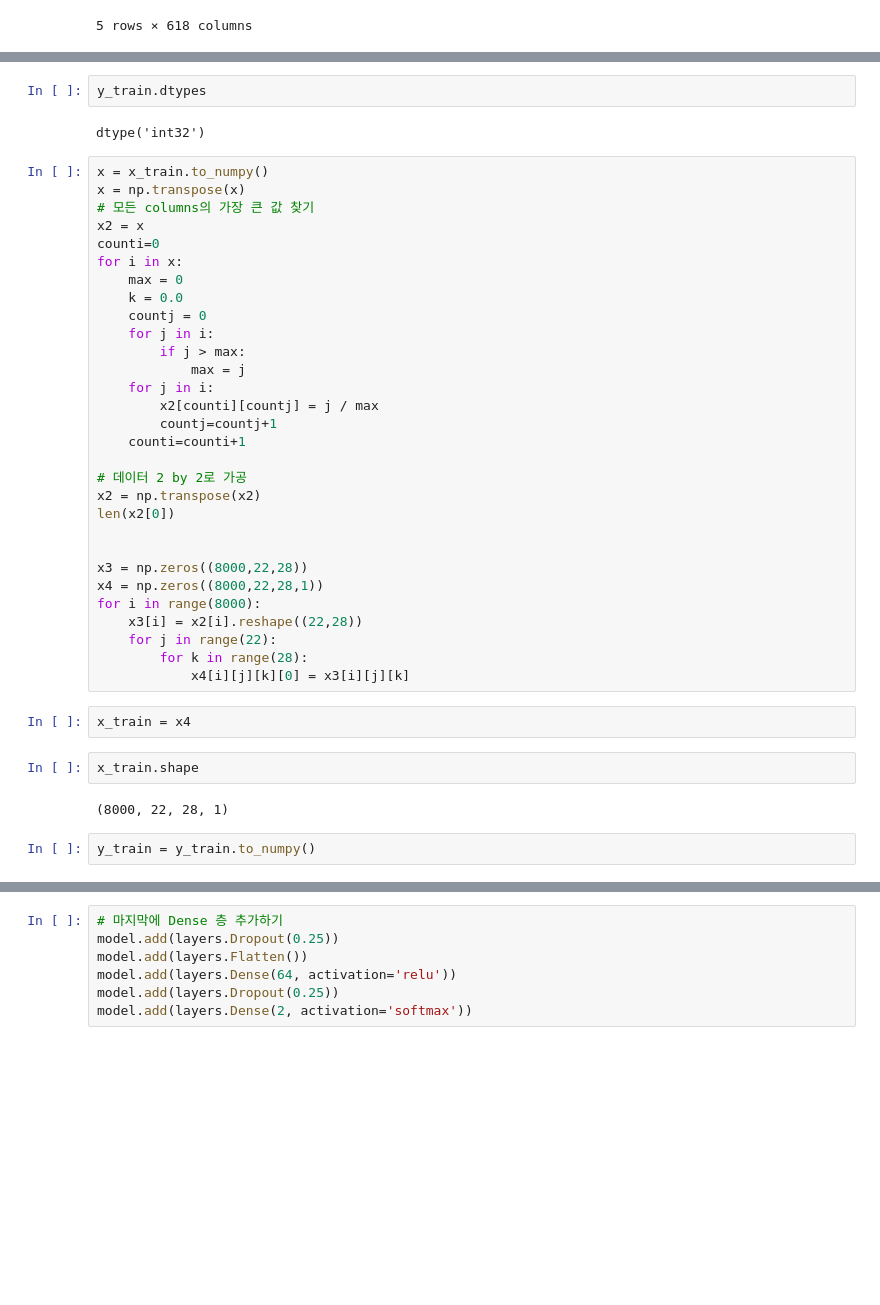
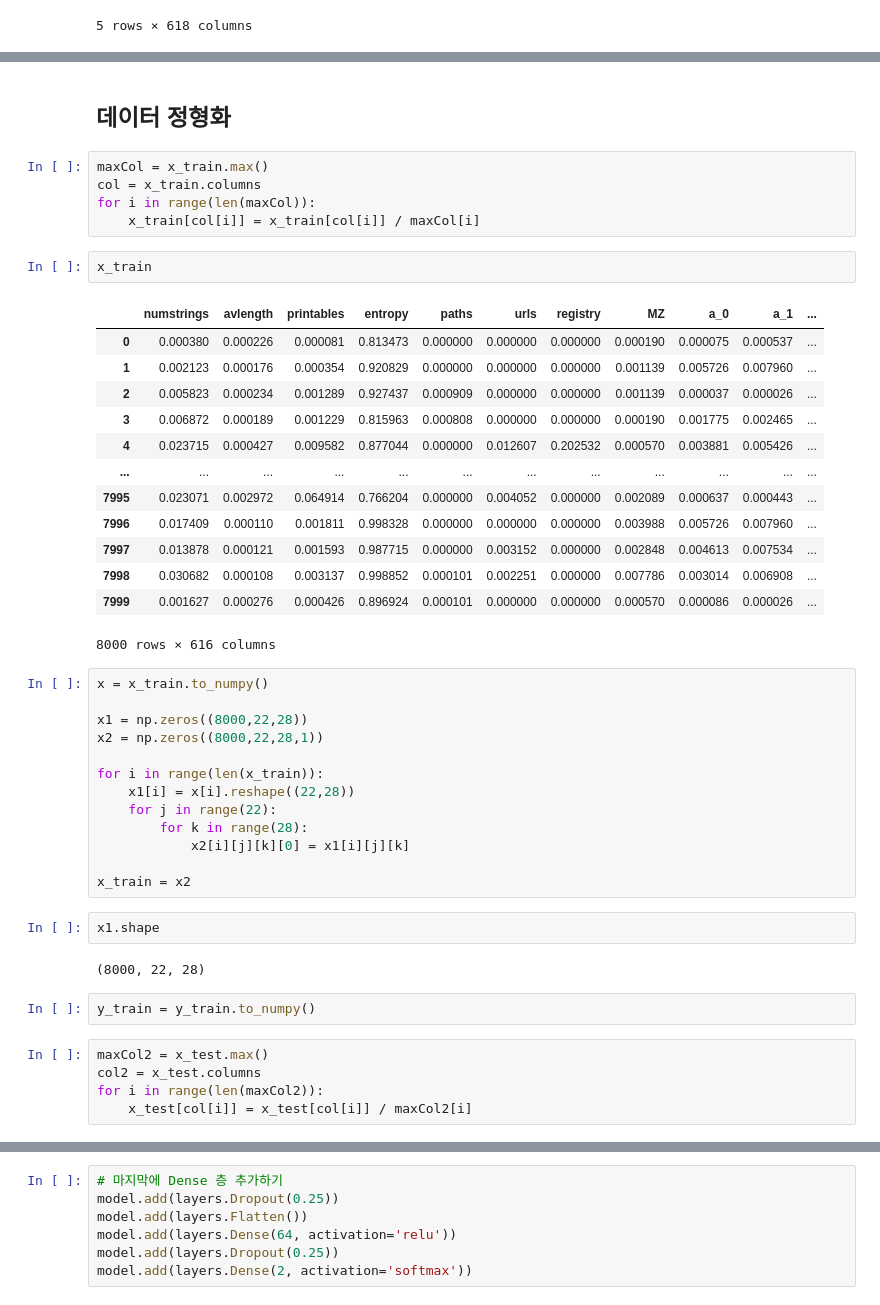
Before and after one commit to Hoseo-IELab/Hoseo_AI_Competition, a Jupyter notebook: CNN.ipynb, the cells around one changed output, grey strips where cells are left out. Saved outputs shown, nothing was run; the diff lists cells and outputs as text; blank space fills up the shorter version.

```diff
--- a/CNN.ipynb
+++ b/CNN.ipynb
@@ -136,42 +124,47 @@ Name: label, Length: 2000, dtype: int32
-# %%
-y_train.dtypes
-# %% [output]
-dtype('int32')
+# %% [markdown]
+## 데이터 정형화
+# %%
+maxCol = x_train.max()
+col = x_train.columns
+for i in range(len(maxCol)):
+    x_train[col[i]] = x_train[col[i]] / maxCol[i]
+# %%
+x_train
+# %% [output]
+|  | numstrings | avlength | printables | entropy | paths | urls | registry | MZ | a_0 | a_1 | ... |
+| 0 | 0.000380 | 0.000226 | 0.000081 | 0.813473 | 0.000000 | 0.000000 | 0.000000 | 0.000190 | 0.000075 | 0.000537 | ... |
+| 1 | 0.002123 | 0.000176 | 0.000354 | 0.920829 | 0.000000 | 0.000000 | 0.000000 | 0.001139 | 0.005726 | 0.007960 | ... |
+| 2 | 0.005823 | 0.000234 | 0.001289 | 0.927437 | 0.000909 | 0.000000 | 0.000000 | 0.001139 | 0.000037 | 0.000026 | ... |
+| 3 | 0.006872 | 0.000189 | 0.001229 | 0.815963 | 0.000808 | 0.000000 | 0.000000 | 0.000190 | 0.001775 | 0.002465 | ... |
+| 4 | 0.023715 | 0.000427 | 0.009582 | 0.877044 | 0.000000 | 0.012607 | 0.202532 | 0.000570 | 0.003881 | 0.005426 | ... |
+| ... | ... | ... | ... | ... | ... | ... | ... | ... | ... | ... | ... |
+| 7995 | 0.023071 | 0.002972 | 0.064914 | 0.766204 | 0.000000 | 0.004052 | 0.000000 | 0.002089 | 0.000637 | 0.000443 | ... |
+| 7996 | 0.017409 | 0.000110 | 0.001811 | 0.998328 | 0.000000 | 0.000000 | 0.000000 | 0.003988 | 0.005726 | 0.007960 | ... |
+| 7997 | 0.013878 | 0.000121 | 0.001593 | 0.987715 | 0.000000 | 0.003152 | 0.000000 | 0.002848 | 0.004613 | 0.007534 | ... |
+| 7998 | 0.030682 | 0.000108 | 0.003137 | 0.998852 | 0.000101 | 0.002251 | 0.000000 | 0.007786 | 0.003014 | 0.006908 | ... |
+| 7999 | 0.001627 | 0.000276 | 0.000426 | 0.896924 | 0.000101 | 0.000000 | 0.000000 | 0.000570 | 0.000086 | 0.000026 | ... |
+8000 rows × 616 columns
 # %%
 x = x_train.to_numpy()
-x = np.transpose(x)
-# 모든 columns의 가장 큰 값 찾기
-x2 = x
-counti=0
-for i in x:
-    max = 0
-    k = 0.0
-    countj = 0
-    for j in i:
-        if j > max:
-            max = j
-    for j in i:
-        x2[counti][countj] = j / max
-        countj=countj+1
-    counti=counti+1
 
-# 데이터 2 by 2로 가공
-x2 = np.transpose(x2)
-len(x2[0])
+x1 = np.zeros((8000,22,28))
+x2 = np.zeros((8000,22,28,1))
 
-
-x3 = np.zeros((8000,22,28))
-x4 = np.zeros((8000,22,28,1))
-for i in range(8000):
-    x3[i] = x2[i].reshape((22,28))
+for i in range(len(x_train)):
+    x1[i] = x[i].reshape((22,28))
     for j in range(22):
         for k in range(28):
-            x4[i][j][k][0] = x3[i][j][k]
+            x2[i][j][k][0] = x1[i][j][k]
+
+x_train = x2
-# %%
-x_train = x4
 # %%
-x_train.shape
+x1.shape
 # %% [output]
-(8000, 22, 28, 1)
+(8000, 22, 28)
 # %%
 y_train = y_train.to_numpy()
+# %%
+maxCol2 = x_test.max()
+col2 = x_test.columns
+for i in range(len(maxCol2)):
+    x_test[col[i]] = x_test[col[i]] / maxCol2[i]
```
Also changed, not shown: parts of 24 cells of this notebook.
